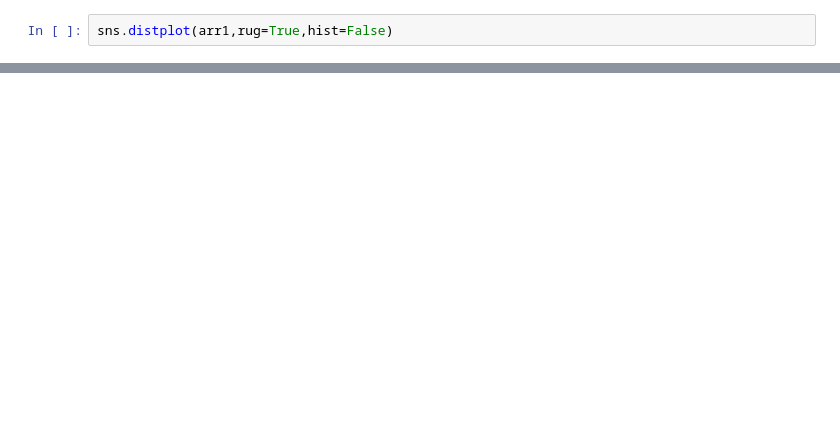
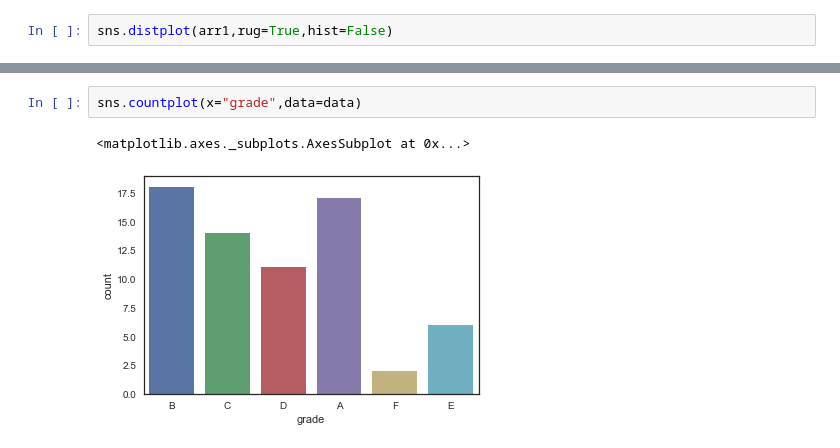
Before and after one commit to MLlibfiy/python, a Jupyter notebook: com/shujia/day4/demo1.ipynb, the cells around one changed output, grey strips where cells are left out. Drawn from its saved outputs; the diff is of its cells as text; blank space fills up the shorter version.

```diff
--- a/com/shujia/day4/demo1.ipynb
+++ b/com/shujia/day4/demo1.ipynb
@@ -61,0 +66,5 @@ sns.distplot(arr1,rug=True,hist=False)
+# %%
+sns.countplot(x="grade",data=data)
+# %% [output]
+<matplotlib.axes._subplots.AxesSubplot at 0x...>
+[figure, added]
```
Also changed, not shown: parts of 17 cells of this notebook.
